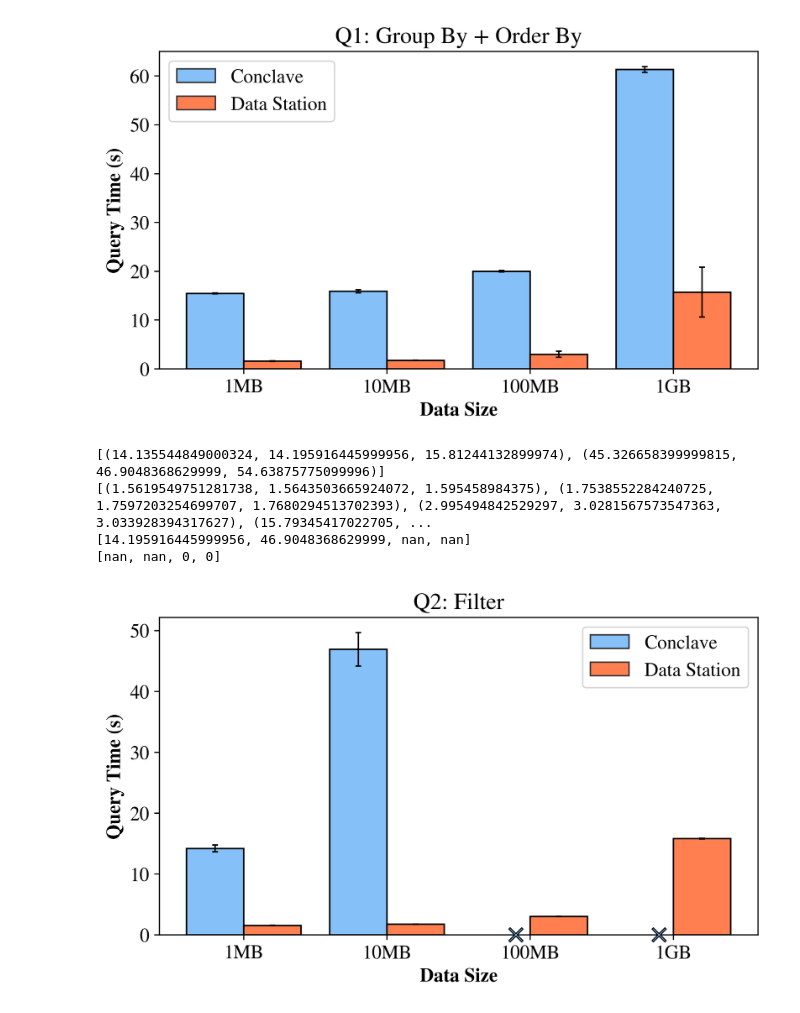
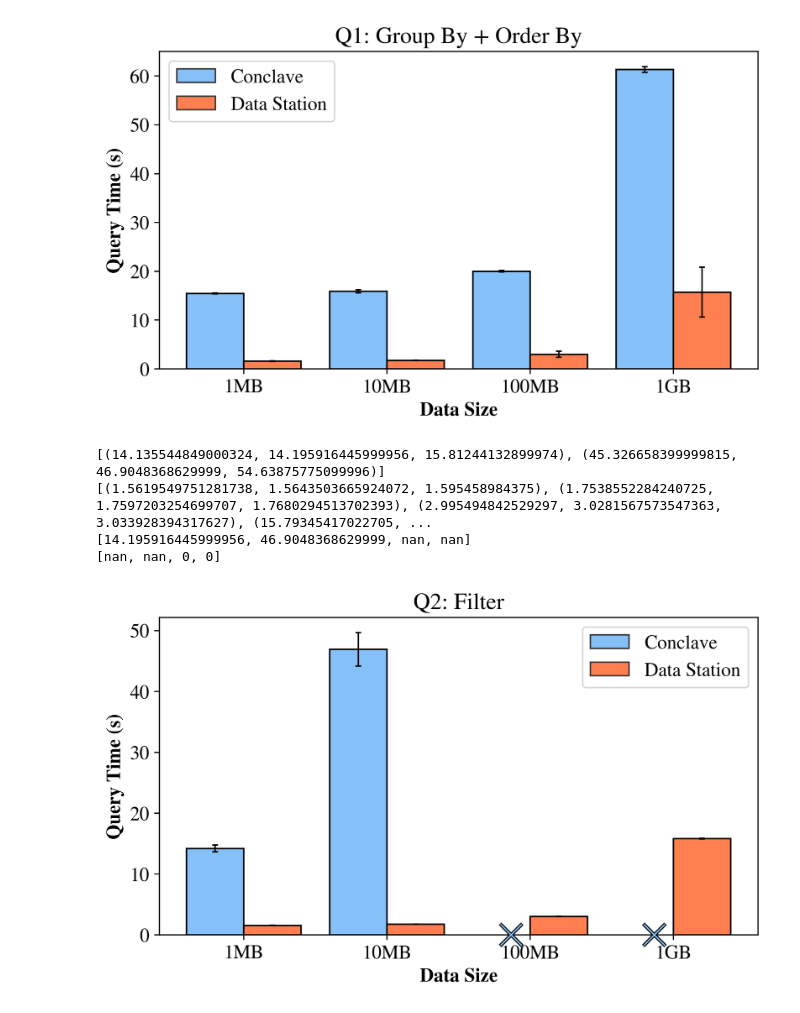
Before and after one commit to Dumplingz/conclave, a Jupyter notebook: conclave_data_parsing.ipynb, the cells around one changed output. Saved outputs shown, nothing was run; the diff lists cells and outputs as text; code cells hidden in the pictures.

```diff
--- a/conclave_data_parsing.ipynb
+++ b/conclave_data_parsing.ipynb
@@ -272,41 +272,41 @@ plt.bar(x=X_axis+width/2,width=width,height=medians_right,yerr=stdev_right,
         )
 
 print(left_x)
-plt.scatter(np.arange(4)+1-width/4, left_x, [90,90,90,90],
+plt.scatter(np.arange(4)+1-width/3, left_x, [240]*4,
            edgecolors='black',
            marker='x',
            color = "black",
            zorder=100,
            clip_on=False,
-           linewidths=2,
+           linewidths=2.5,
             )
 
-plt.scatter(np.arange(4)+1-width/4,left_x, [75,75,75,75],
+plt.scatter(np.arange(4)+1-width/3,left_x, [220]*4,
             edgecolors='black',
             marker='x',
             color = "#85C0F9",
             zorder=100,
             clip_on=False,
-            linewidths=.5,
+            linewidths=1,
             )
 
 
 plt.xlabel("Data Size", fontweight="bold")
 plt.ylabel("Query Time (s)", fontweight="bold")
 plt.title("Q2: Filter")
 plt.legend()
 
 plt.xticks(X_axis, [col.name for col in data_right])
 
 plt.savefig("q2.pdf", bbox_inches='tight')
 
 plt.show()
 # %% [output]
 [(14.135544849000324, 14.195916445999956, 15.81244132899974), (45.326658399999815, 46.9048368629999, 54.63875775099996)]
 [(1.5619549751281738, 1.5643503665924072, 1.595458984375), (1.7538552284240725, 1.7597203254699707, 1.7680294513702393), (2.995494842529297, 3.0281567573547363, 3.033928394317627), (15.79345417022705, ...
 [14.195916445999956, 46.9048368629999, nan, nan]
 [nan, nan, 0, 0]
-[figure, old version]
+[figure, new version]
 # %%
 data_left = data_query_dict[5]
 data_left_mmm = [raw_mmm(col) for col in data_left]
```
Also changed, not shown: parts of 1 cell of this notebook, 3 other files.
